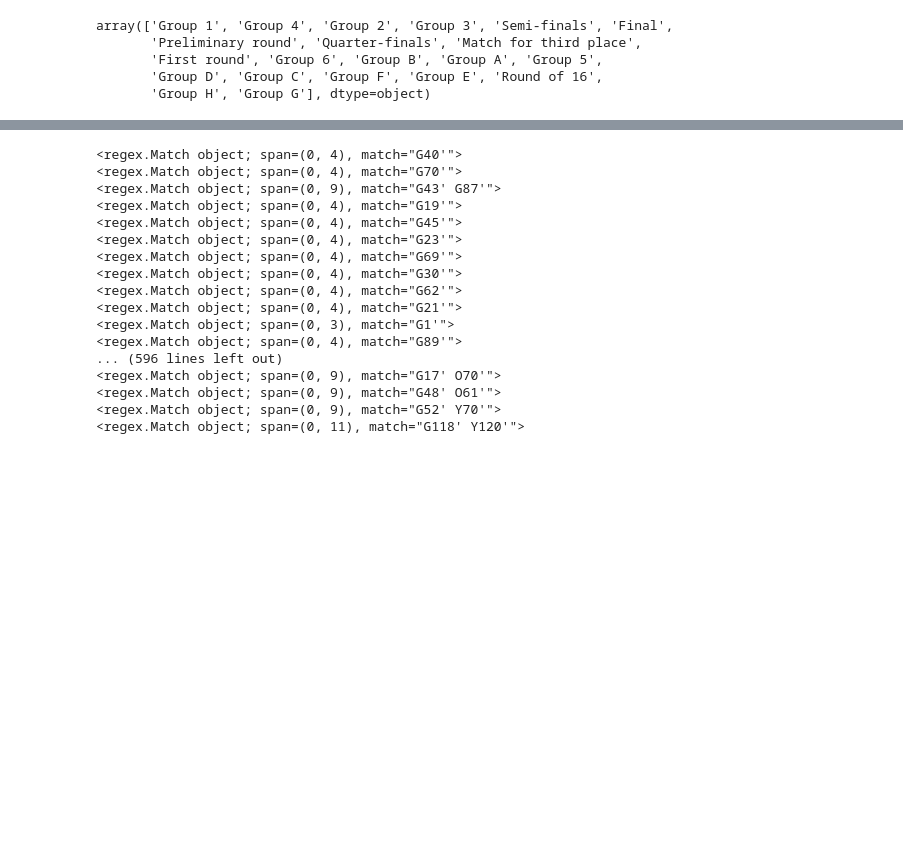
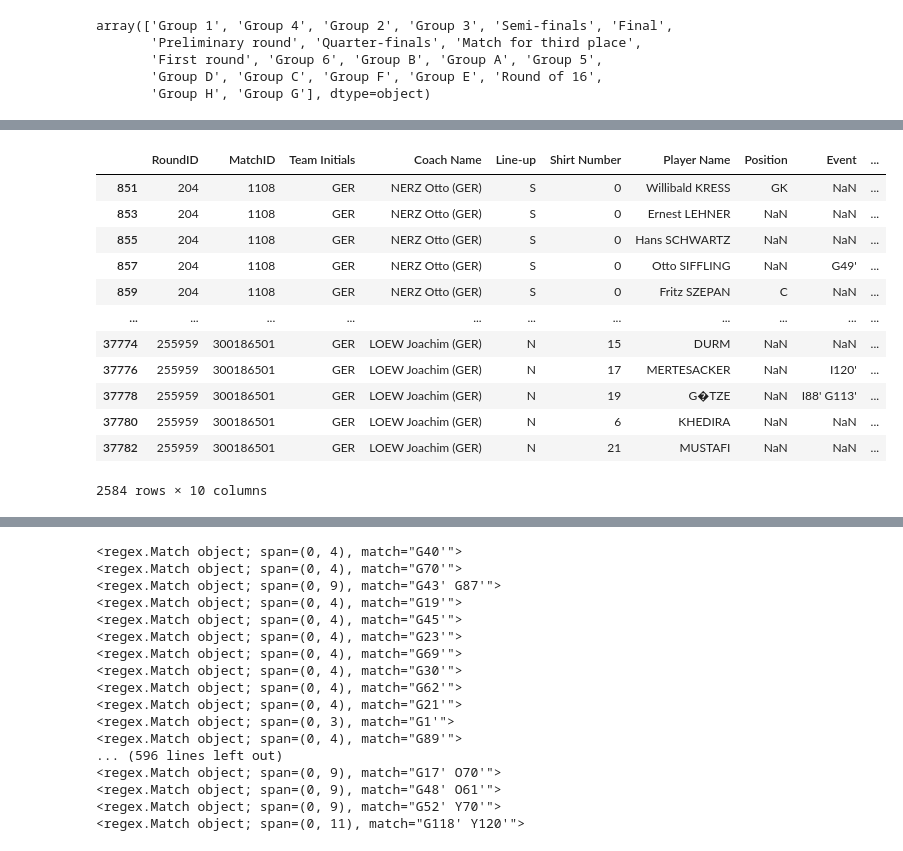
Before and after one commit to CaptainHippie/World-Cup-Analysis, a Jupyter notebook: fifa-wc.ipynb, the cells around one changed output, grey strips where cells are left out. Drawn from its saved outputs; the diff is of its cells as text; code cells hidden in the pictures; blank space fills up the shorter version.

```diff
--- a/fifa-wc.ipynb
+++ b/fifa-wc.ipynb
@@ -679,0 +673,4 @@ pd.concat([df_argentina, df_germany]).reset_index(drop=True)
+# %%
+ctry_match = (df_players['Team Initials'] == 'GER')
+has_event = (~df_players['Event'].isna())
+scored_goal = (~(df_players['Event'].isna()) & (df_players['Event'].str.count('G') > 0))
@@ -679,0 +693,17 @@ pd.concat([df_argentina, df_germany]).reset_index(drop=True)
+# %%
+temp_goals = df_players[ctry_match].copy()
+temp_goals
+# %% [output]
+|  | RoundID | MatchID | Team Initials | Coach Name | Line-up | Shirt Number | Player Name | Position | Event | ... |
+| 851 | 204 | 1108 | GER | NERZ Otto (GER) | S | 0 | Willibald KRESS | GK | NaN | ... |
+| 853 | 204 | 1108 | GER | NERZ Otto (GER) | S | 0 | Ernest LEHNER | NaN | NaN | ... |
+| 855 | 204 | 1108 | GER | NERZ Otto (GER) | S | 0 | Hans SCHWARTZ | NaN | NaN | ... |
+| 857 | 204 | 1108 | GER | NERZ Otto (GER) | S | 0 | Otto SIFFLING | NaN | G49' | ... |
+| 859 | 204 | 1108 | GER | NERZ Otto (GER) | S | 0 | Fritz SZEPAN | C | NaN | ... |
+| ... | ... | ... | ... | ... | ... | ... | ... | ... | ... | ... |
+| 37774 | 255959 | 300186501 | GER | LOEW Joachim (GER) | N | 15 | DURM | NaN | NaN | ... |
+| 37776 | 255959 | 300186501 | GER | LOEW Joachim (GER) | N | 17 | MERTESACKER | NaN | I120' | ... |
+| 37778 | 255959 | 300186501 | GER | LOEW Joachim (GER) | N | 19 | G�TZE | NaN | I88' G113' | ... |
+| 37780 | 255959 | 300186501 | GER | LOEW Joachim (GER) | N | 6 | KHEDIRA | NaN | NaN | ... |
+| 37782 | 255959 | 300186501 | GER | LOEW Joachim (GER) | N | 21 | MUSTAFI | NaN | NaN | ... |
+2584 rows × 10 columns
```
Also changed, not shown: parts of 10 cells of this notebook, 1 other file.
